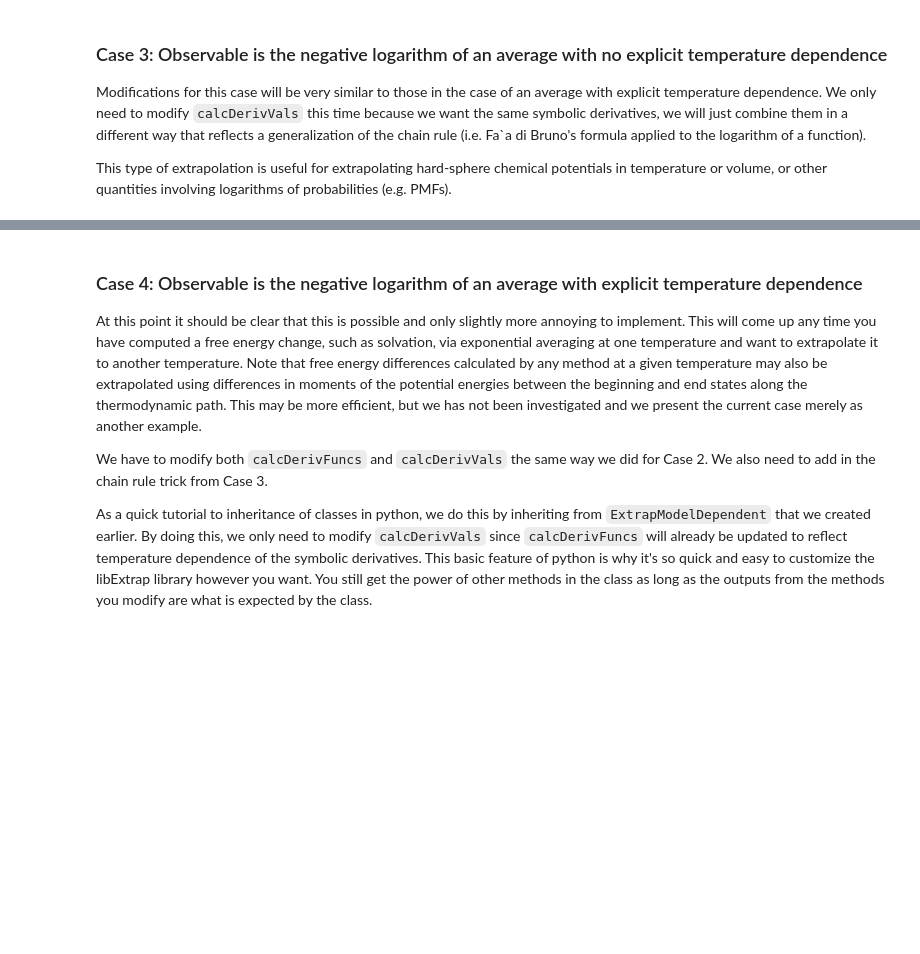
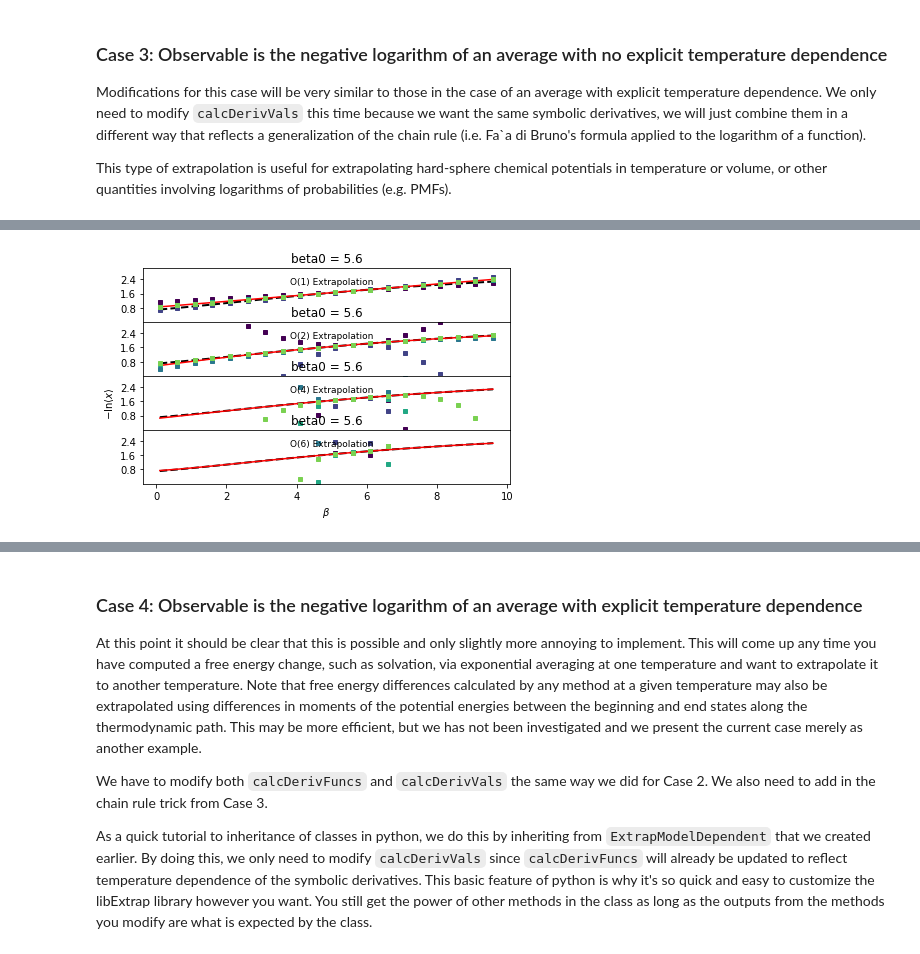
Before and after one commit to usnistgov/thermoextrap-archive, a Jupyter notebook: Ideal_Gas_Example.ipynb, the cells around one changed output, grey strips where cells are left out. Drawn from its saved outputs; the diff is of its cells as text; code cells hidden in the pictures; blank space fills up the shorter version.

```diff
--- a/Ideal_Gas_Example.ipynb
+++ b/Ideal_Gas_Example.ipynb
@@ -908,2 +880,17 @@ Coordinates:
-# %%
-r = xem.resample(100)
+# %%
+#Create and train extrapolation model
+xem_log = xpan_beta.factory_extrapmodel(order=extOrders[-1], alpha0=refBeta, xv=xdata, uv=udata,
+                                        xalpha=False, central=True, minus_log=True)
+
+#Note that we handled the -log calculation in the definition of the derivatives (even at zeroth order).
+#This means we want to just pass data, not the -log of the data.
+
+#Check the parameters
+print("Model parameters (derivatives):")
+print(xem_log.xcoefs(norm=False))
+print('\n')
+
+#Finally, look at predictions
+print("Model predictions:")
+print(xem_log.predict(betavals[:4], order=2))
+print('\n')
@@ -956,0 +966,60 @@ Model predictions:
+# %%
+#Repeat comparison of results, but for -ln<x> instead of <x>
+
+fig, ax = plt.subplots(len(extOrders), sharex=True, sharey=True)
+
+#nsampvals = np.geomspace(10, len(xdata), num=4, dtype=int)
+nsampvals = np.array((10.0*np.ones(5))**np.arange(1,6), dtype=int)
+nsampcolors = plt.cm.viridis(np.arange(0.0, 1.0, float(1.0/len(nsampvals))))
+
+#First plot the analytical result
+for a in ax:
+    a.plot(betavals, -np.log(mIG.avgX(betavals)), 'k--', linewidth=2.0)
+
+#And the infinite sampling results for each extrapolation order
+#Must carefully calculate derivatives with Faa di Bruno's formula, then manually do extrapolation
+#Again hard-coded and not explicitly part of IGModel class
+trueDerivs = np.zeros(np.max(extOrders)+1)
+for o in range(np.max(extOrders)+1):
+    if o == 0:
+        trueDerivs[o] = (-np.log(mIG.avgX(refBeta)))
+        continue
+    for k in range(1,o+1):
+        thisDiffs = np.array([mIG.avgXsym.diff(mIG.b, l).subs({mIG.b:refBeta, mIG.l:1.0}) for l in range(1, o-k+2)])
+        trueDerivs[o] += np.math.factorial(k-1)*((-1/mIG.avgX(refBeta))**k)*bell(o, k, thisDiffs)
+print('True extrapolation coefficients: %s'%str(trueDerivs))
+
+#Loop to get actual analytical extrapolations based on derivatives
+for j, o in enumerate(extOrders):
+    trueExtrap = 0.0
+    for k in range(o+1):
+        trueExtrap += trueDerivs[k]*((betavals-refBeta)**k)/np.math.factorial(k)
+    ax[j].plot(betavals, trueExtrap, 'r-')
+
+for i, n in enumerate(nsampvals):
+    thisinds = np.random.choice(len(xdata), size=n, replace=False)
+
+    #Get parameters for extrapolation model with this data by training it - the parameters are the derivatives
+    xem_log = xpan_beta.factory_extrapmodel(extOrders[-1], refBeta, udata[thisinds], xdata[thisinds],
+                                           central=True, minus_log=True)
+    out = xem_log.predict(betavals, cumsum=True)
+    print('\t With N_configs = %6i: %s'%(n, str(xem_log.xcoefs(norm=False)))) #Have to flatten because observable is 1-D
+    for j, o in enumerate(extOrders):
+        out.sel(order=o).plot(marker='s', ms=4, color=nsampcolors[i], ls='None', label='N={}'.format(n),
+                              ax=ax[j])
+#        ax[j].plot(betavals, dataExtrap, 'o', markersize=4, color=nsampcolors[i], label='N=%i'%n)
+
+ax[2].set_ylabel(r'$-\mathrm{ln} \langle x \rangle$')
+ax[-1].set_xlabel(r'$\beta$')
+
+for j, o in enumerate(extOrders):
+    ax[j].annotate('O(%i) Extrapolation'%(o), xy=(0.4, 0.7), xycoords='axes fraction', fontsize=9)
+
+ax[0].set_ylim((0.0, 3.0))
+ax[-1].yaxis.set_major_locator(mpl.ticker.MaxNLocator(nbins=4, prune='both'))
+
+fig.tight_layout()
+fig.subplots_adjust(hspace=0.0)
+
+plt.show()
+# %% [output]
@@ -957,3 +1043,4 @@ Model predictions:
+[figure, added]
 # %%
 #Repeat comparison of results, but for -ln<x> instead of <x>
 
```
Also changed, not shown: parts of 67 cells of this notebook, 8 other files.
